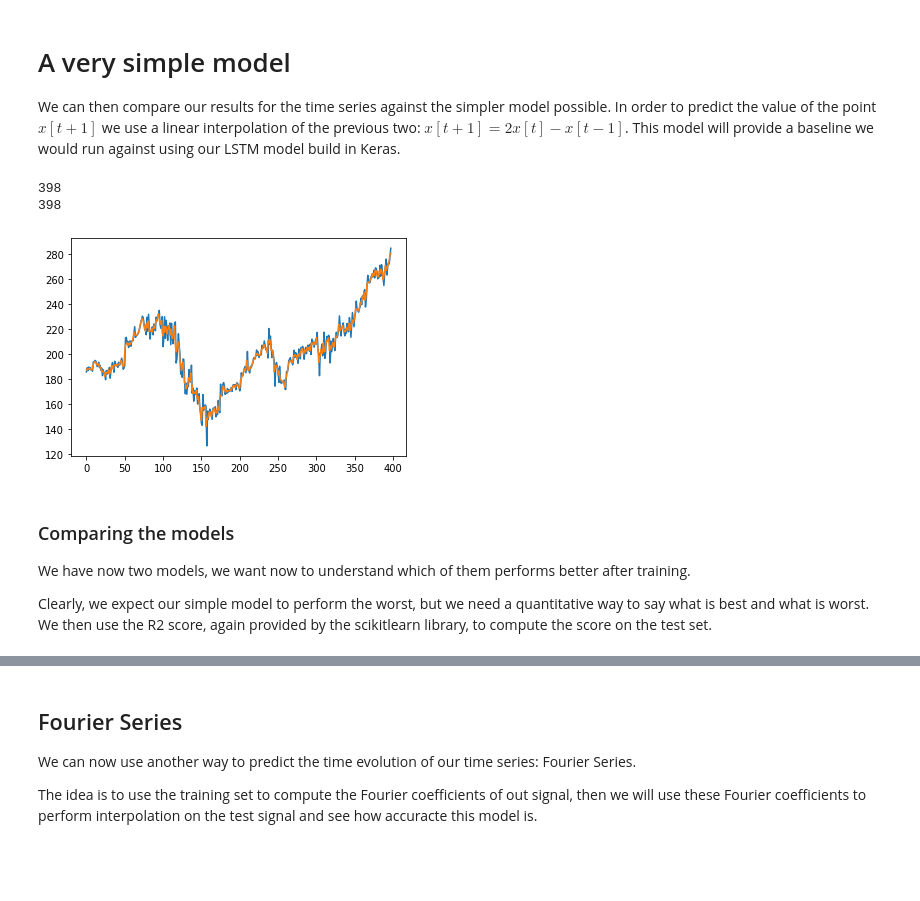
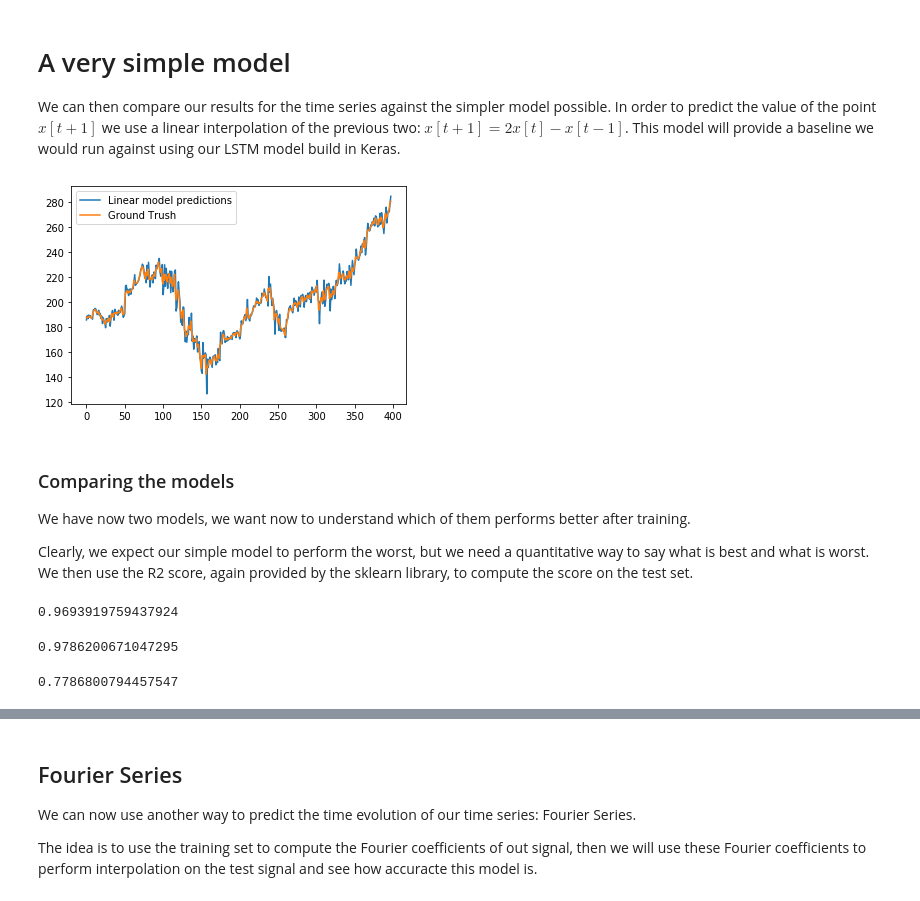
Before and after one commit to LorenzoCevolani/TimeSeriesTutorial, a Jupyter notebook: LSTM.ipynb, the cells around one changed output, grey strips where cells are left out. Drawn from its saved outputs; the diff is of its cells as text; code cells hidden in the pictures; blank space fills up the shorter version.

Commit message:
Improved comparison between large and small batch size

```diff
--- a/LSTM.ipynb
+++ b/LSTM.ipynb
@@ -226,2 +211,0 @@ Larger values of the batch size, 128 for example, have resulted in the model ave
-# %%
-model.fit(train_data, train_target, batch_size=4, epochs=20)
@@ -300,6 +340,0 @@ simple_pred = model(test_dataset)
-# %%
-print(len(simple_pred))
-print(len(test_dataset[2:]))
-# %% [output]
-398
-398
@@ -306,19 +344,28 @@ print(len(test_dataset[2:]))
 # %%
-plt.plot(simple_pred)
-plt.plot(test_dataset[2:])
+plt.plot(simple_pred, label = 'Linear model predictions')
+plt.plot(test_dataset[2:], label = 'Ground Trush')
+plt.legend()
 plt.show()
 # %% [output]
-[figure, old version]
+[figure, new version]
 # %% [markdown]
 ### Comparing the models
 
 We have now two models, we want now to understand which of them performs better after training.
 
 Clearly, we expect our simple model to perform the worst, but we need a quantitative way to say what is best and what is worst.
-We then use the R2 score, again provided by the scikitlearn library, to compute the score on the test set.
+We then use the R2 score, again provided by the sklearn library, to compute the score on the test set.
 # %%
 from sklearn.metrics import r2_score
 # %%
 r2_score(test_dataset[2:], simple_pred)
+# %% [output]
+0.9693919759437924
 # %%
-r2_score(test_dataset[60:], prediction)
+r2_score(test_dataset[60:], prediction_small_bs)
+# %% [output]
+0.9786200671047295
+# %%
+r2_score(test_dataset[60:], prediction_large_bs)
+# %% [output]
+0.7786800794457547
```
Also changed, not shown: parts of 44 cells of this notebook.
